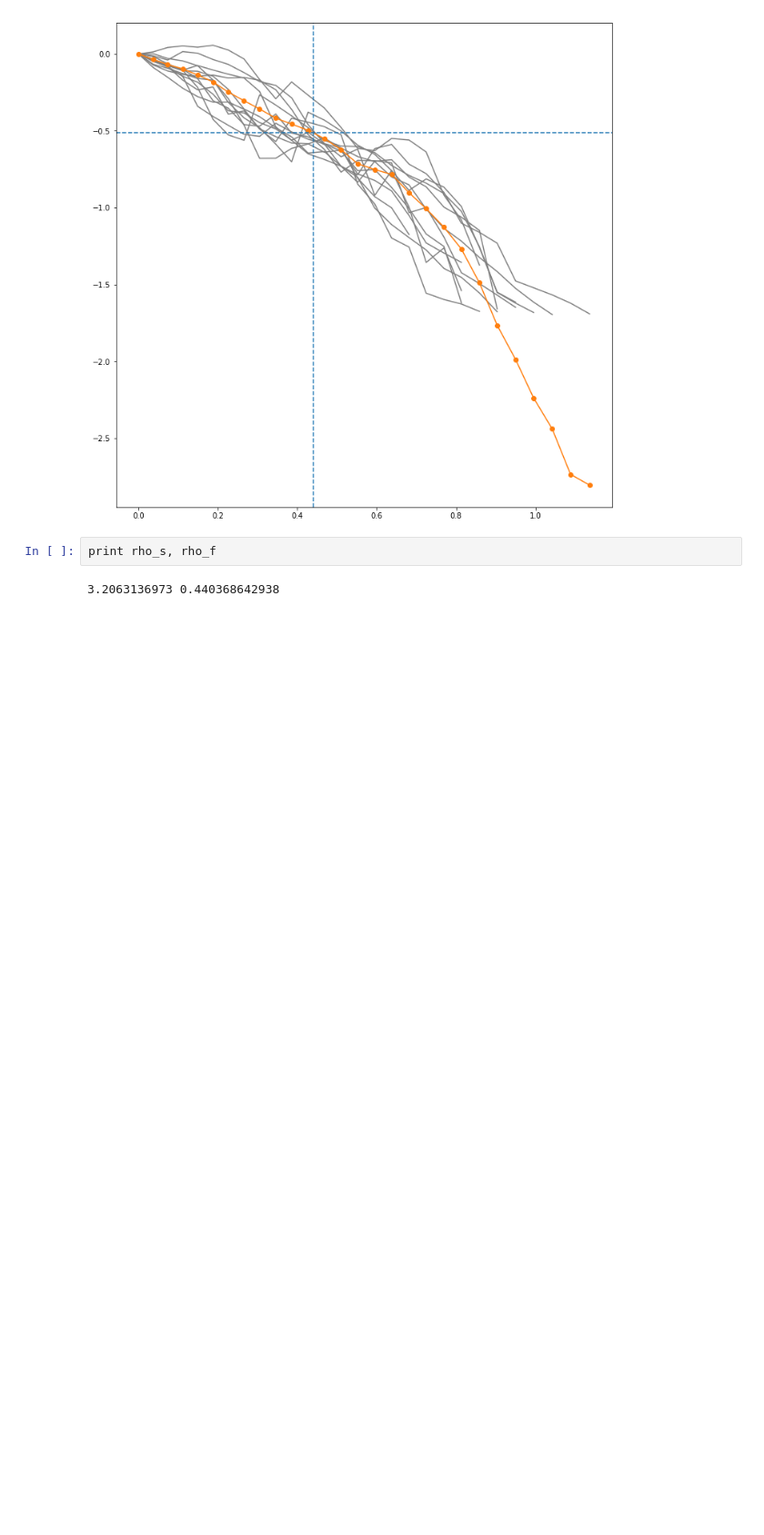
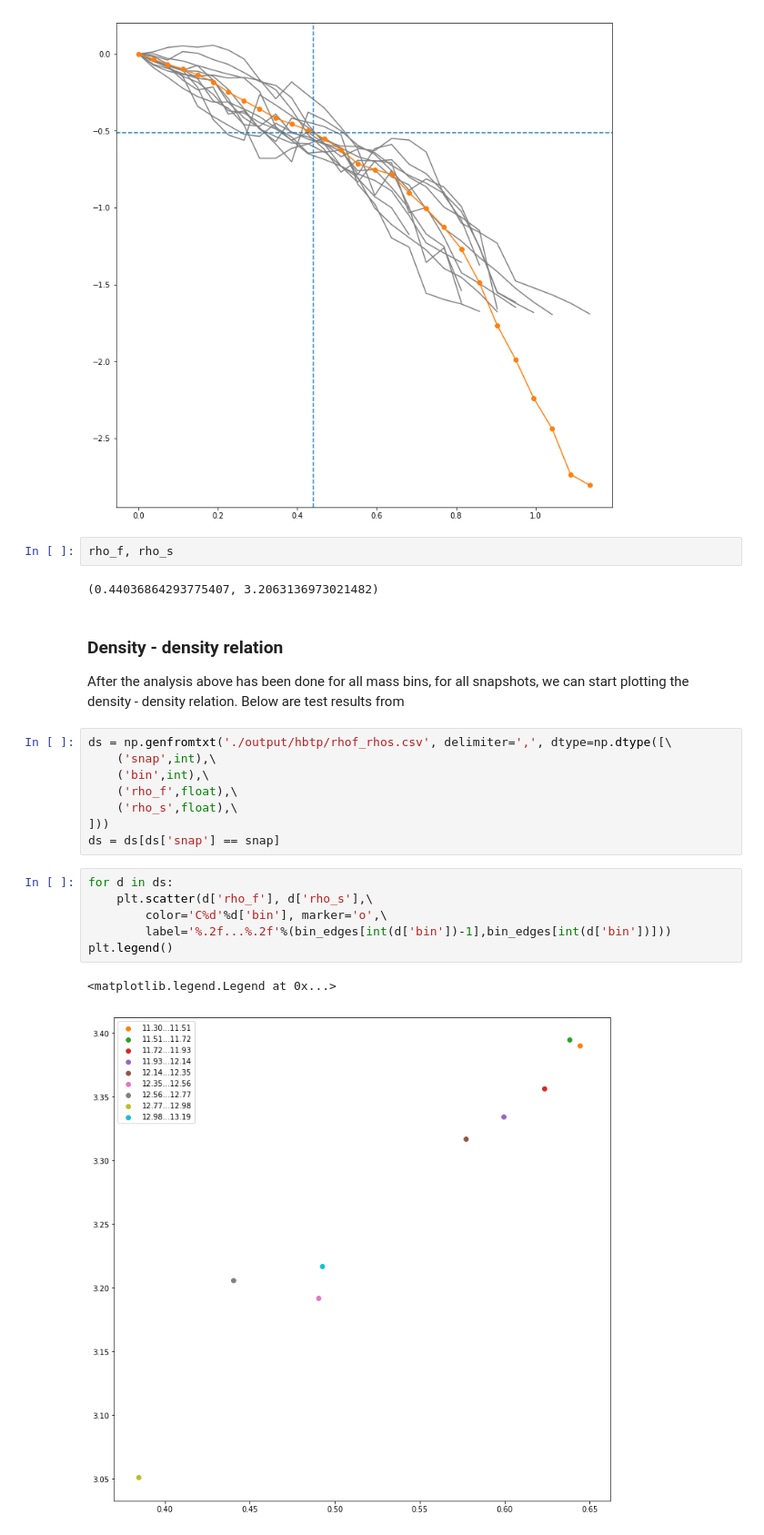
Before and after one commit to oleskiewicz/hbtp, a Jupyter notebook: notebook.ipynb, the cells around one changed output. Shown at 91% size. Cells and saved outputs as stored; diff of their text form; blank space fills up the shorter version.

```diff
--- a/notebook.ipynb
+++ b/notebook.ipynb
@@ -143,7 +143,28 @@ plt.axvline(rho_f, color='C0', linestyle='--')
 # %% [output]
 <matplotlib.lines.Line2D at 0x...>
 [figure]
-# %%
-print rho_s, rho_f
-# %% [output]
-3.2063136973 0.440368642938
+# %%
+rho_f, rho_s
+# %% [output]
+(0.44036864293775407, 3.2063136973021482)
+# %% [markdown]
+### Density - density relation
+
+After the analysis above has been done for all mass bins, for all snapshots, we can start plotting the density - density relation. Below are test results from
+# %%
+ds = np.genfromtxt('./output/hbtp/rhof_rhos.csv', delimiter=',', dtype=np.dtype([\
+    ('snap',int),\
+    ('bin',int),\
+    ('rho_f',float),\
+    ('rho_s',float),\
+]))
+ds = ds[ds['snap'] == snap]
+# %%
+for d in ds:
+    plt.scatter(d['rho_f'], d['rho_s'],\
+        color='C%d'%d['bin'], marker='o',\
+        label='%.2f...%.2f'%(bin_edges[int(d['bin'])-1],bin_edges[int(d['bin'])]))
+plt.legend()
+# %% [output]
+<matplotlib.legend.Legend at 0x...>
+[figure, added]
```
Also changed, not shown: parts of 4 cells of this notebook, 1 other file.
